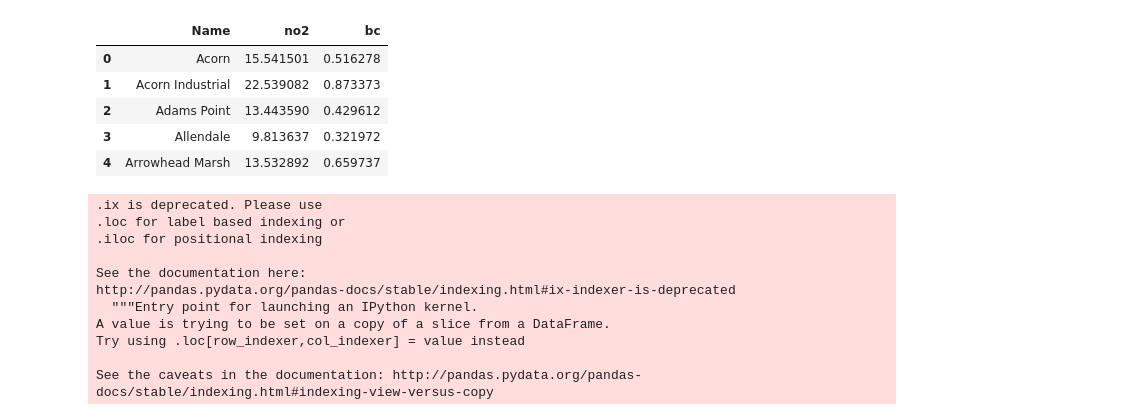
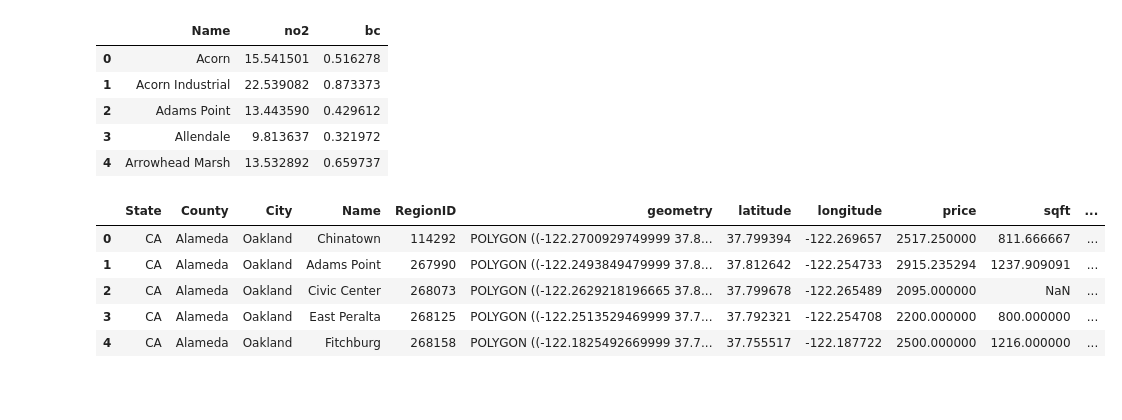
Before and after one commit to samdchamberlain/HealthyHomes_Insight, a Jupyter notebook: Zillow_scraping.ipynb, the cells around one changed output. Saved outputs shown, nothing was run; the diff lists cells and outputs as text; code cells hidden in the pictures; blank space fills up the shorter version.

```diff
--- a/Zillow_scraping.ipynb
+++ b/Zillow_scraping.ipynb
@@ -157,5 +160,14 @@ pollution.head()
 # %%
 all_data = neighborhoods.merge(pollution, on='Name')
 all_data = oakland_neighborhoods.merge(all_data, on='Name')
+# %%
+all_data.head()
+# %% [output]
+|  | State | County | City | Name | RegionID | geometry | latitude | longitude | price | sqft | ... |
+| 0 | CA | Alameda | Oakland | Chinatown | 114292 | POLYGON ((-122.2700929749999 37.8... | 37.799394 | -122.269657 | 2517.250000 | 811.666667 | ... |
+| 1 | CA | Alameda | Oakland | Adams Point | 267990 | POLYGON ((-122.2493849479999 37.8... | 37.812642 | -122.254733 | 2915.235294 | 1237.909091 | ... |
+| 2 | CA | Alameda | Oakland | Civic Center | 268073 | POLYGON ((-122.2629218196665 37.8... | 37.799678 | -122.265489 | 2095.000000 | NaN | ... |
+| 3 | CA | Alameda | Oakland | East Peralta | 268125 | POLYGON ((-122.2513529469999 37.7... | 37.792321 | -122.254708 | 2200.000000 | 800.000000 | ... |
+| 4 | CA | Alameda | Oakland | Fitchburg | 268158 | POLYGON ((-122.1825492669999 37.7... | 37.755517 | -122.187722 | 2500.000000 | 1216.000000 | ... |
 # %%
 all_data.to_csv('neighborhood_summaries.csv')
@@ -199,17 +207,3 @@ def get_healthy_suggestions(location, neighborhoods, price_range = 0.2, buffer_d
     healthy_hoods['percent_diff'] = healthy_hoods['percent_diff'].astype(int)
 
     return healthy_hoods
-# %%
-out = get_healthy_suggestions(rentals_by_zone.ix[3, 'geometry'], all_data)
-# %% [output]
-.ix is deprecated. Please use
-.loc for label based indexing or
-.iloc for positional indexing
-
-See the documentation here:
-http://pandas.pydata.org/pandas-docs/stable/indexing.html#ix-indexer-is-deprecated
-  """Entry point for launching an IPython kernel.
-A value is trying to be set on a copy of a slice from a DataFrame.
-Try using .loc[row_indexer,col_indexer] = value instead
-
-See the caveats in the documentation: http://pandas.pydata.org/pandas-docs/stable/indexing.html#indexing-view-versus-copy
```
Also changed, not shown: parts of 15 cells of this notebook.
